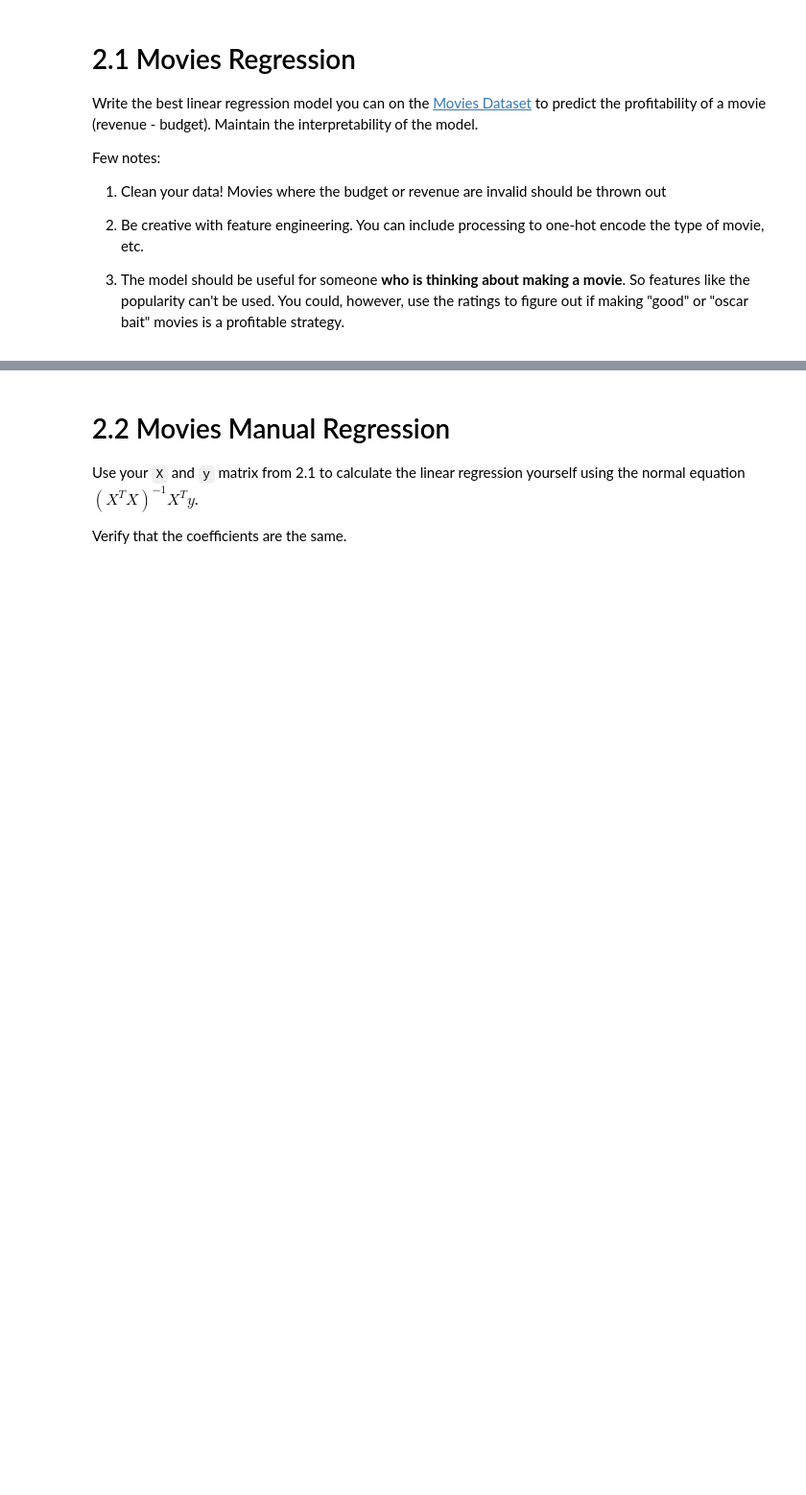
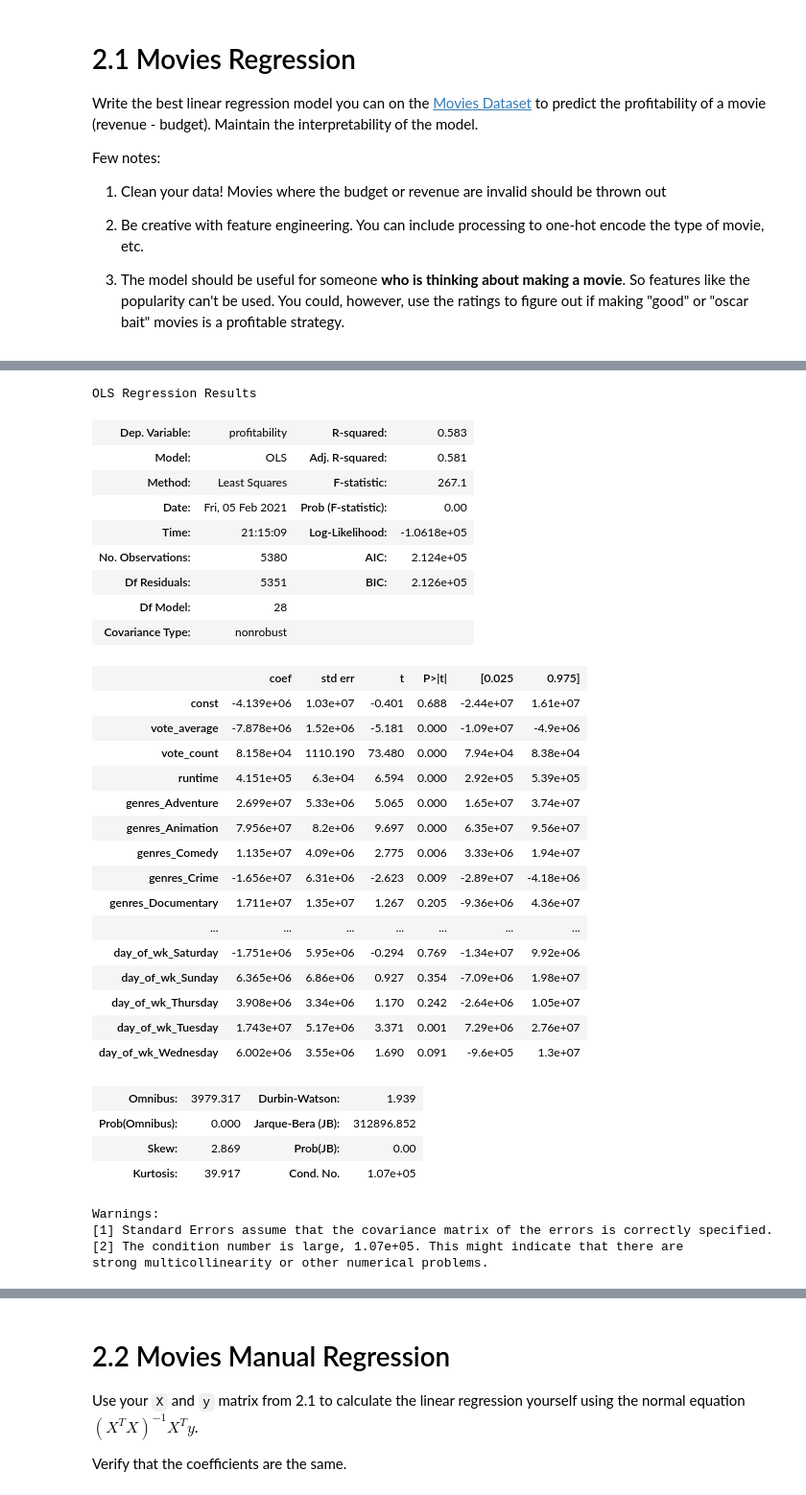
Before and after one commit to cb-ds-1/3-5-optimization, a Jupyter notebook: Workshop_ Maximum likelihood.ipynb, the cells around one changed output, grey strips where cells are left out. Shown at 96% size. Drawn from its saved outputs; the diff is of its cells as text; code cells hidden in the pictures; blank space fills up the shorter version.

```diff
--- a/Workshop_ Maximum likelihood.ipynb
+++ b/Workshop_ Maximum likelihood.ipynb
@@ -47,0 +106,65 @@ Few notes:
+# %%
+#getting 1 genre
+clean_df = clean_df.dropna(subset=['genres'],axis=0)
+clean_df['genres'] = clean_df['genres'].apply(lambda x: eval(x))
+clean_df['genres'] = clean_df['genres'].apply(lambda x: x[0]['name'] if len(x) > 0 else '')
+clean_df['genres'] = clean_df['genres'].loc[clean_df['genres'] != '']
+# %%
+clean_df = clean_df.loc[~((clean_df['budget'] ==0) | (clean_df['revenue'] == 0))]
+clean_df.reset_index(inplace=True,drop=True)
+# %%
+#creating new column
+clean_df['day_of_wk'] = clean_df['release_date'].dt.day_name()
+# %%
+clean_df = clean_df.dropna(subset=['runtime'],axis=0)
+# %%
+cat_col = ['genres','day_of_wk']
+X = clean_df[['vote_average','vote_count','runtime']]
+
+for c in cat_col:
+    #X = pd.concat([X,pd.get_dummies(clean_df[c],drop_first=True,prefix=c)],axis=1)
+    X = X.join(pd.get_dummies(clean_df[c],drop_first=True,prefix=c))
+X
+y= clean_df['profitability']
+
+
+X = sm.add_constant(X)
+profit_model = sm.OLS(y,X).fit()
+profit_predict = profit_model.predict(X)
+
+profit_model.summary()
+# %% [output]
+OLS Regression Results
+| Dep. Variable: | profitability | R-squared: | 0.583 |
+| Model: | OLS | Adj. R-squared: | 0.581 |
+| Method: | Least Squares | F-statistic: | 267.1 |
+| Date: | Fri, 05 Feb 2021 | Prob (F-statistic): | 0.00 |
+| Time: | 21:15:09 | Log-Likelihood: | -1.0618e+05 |
+| No. Observations: | 5380 | AIC: | 2.124e+05 |
+| Df Residuals: | 5351 | BIC: | 2.126e+05 |
+| Df Model: | 28 |  |  |
+| Covariance Type: | nonrobust |  |  |
+|  | coef | std err | t | P>|t| | [0.025 | 0.975] |
+| const | -4.139e+06 | 1.03e+07 | -0.401 | 0.688 | -2.44e+07 | 1.61e+07 |
+| vote_average | -7.878e+06 | 1.52e+06 | -5.181 | 0.000 | -1.09e+07 | -4.9e+06 |
+| vote_count | 8.158e+04 | 1110.190 | 73.480 | 0.000 | 7.94e+04 | 8.38e+04 |
+| runtime | 4.151e+05 | 6.3e+04 | 6.594 | 0.000 | 2.92e+05 | 5.39e+05 |
+| genres_Adventure | 2.699e+07 | 5.33e+06 | 5.065 | 0.000 | 1.65e+07 | 3.74e+07 |
+| genres_Animation | 7.956e+07 | 8.2e+06 | 9.697 | 0.000 | 6.35e+07 | 9.56e+07 |
+| genres_Comedy | 1.135e+07 | 4.09e+06 | 2.775 | 0.006 | 3.33e+06 | 1.94e+07 |
+| genres_Crime | -1.656e+07 | 6.31e+06 | -2.623 | 0.009 | -2.89e+07 | -4.18e+06 |
+| genres_Documentary | 1.711e+07 | 1.35e+07 | 1.267 | 0.205 | -9.36e+06 | 4.36e+07 |
+| ... | ... | ... | ... | ... | ... | ... |
+| day_of_wk_Saturday | -1.751e+06 | 5.95e+06 | -0.294 | 0.769 | -1.34e+07 | 9.92e+06 |
+| day_of_wk_Sunday | 6.365e+06 | 6.86e+06 | 0.927 | 0.354 | -7.09e+06 | 1.98e+07 |
+| day_of_wk_Thursday | 3.908e+06 | 3.34e+06 | 1.170 | 0.242 | -2.64e+06 | 1.05e+07 |
+| day_of_wk_Tuesday | 1.743e+07 | 5.17e+06 | 3.371 | 0.001 | 7.29e+06 | 2.76e+07 |
+| day_of_wk_Wednesday | 6.002e+06 | 3.55e+06 | 1.690 | 0.091 | -9.6e+05 | 1.3e+07 |
+| Omnibus: | 3979.317 | Durbin-Watson: | 1.939 |
+| Prob(Omnibus): | 0.000 | Jarque-Bera (JB): | 312896.852 |
+| Skew: | 2.869 | Prob(JB): | 0.00 |
+| Kurtosis: | 39.917 | Cond. No. | 1.07e+05 |
+Warnings:
+[1] Standard Errors assume that the covariance matrix of the errors is correctly specified.
+[2] The condition number is large, 1.07e+05. This might indicate that there are
+strong multicollinearity or other numerical problems.
```
Also changed, not shown: parts of 11 cells of this notebook, 1 other file.
